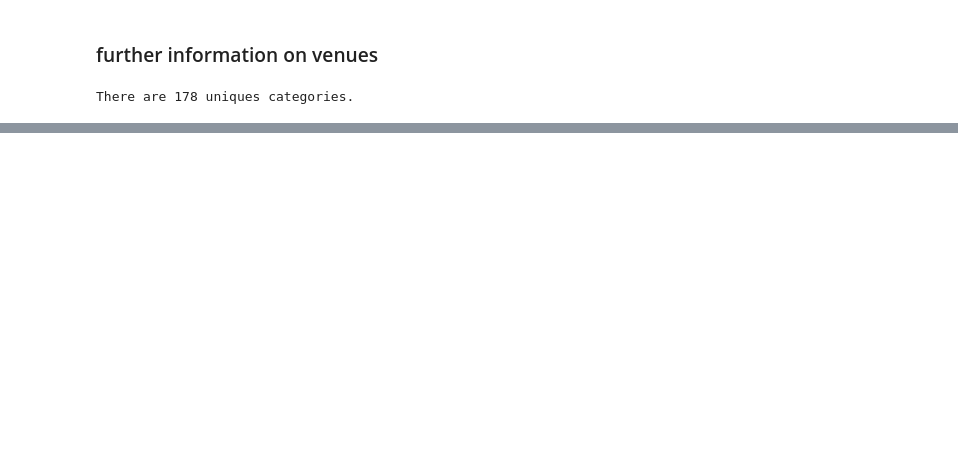
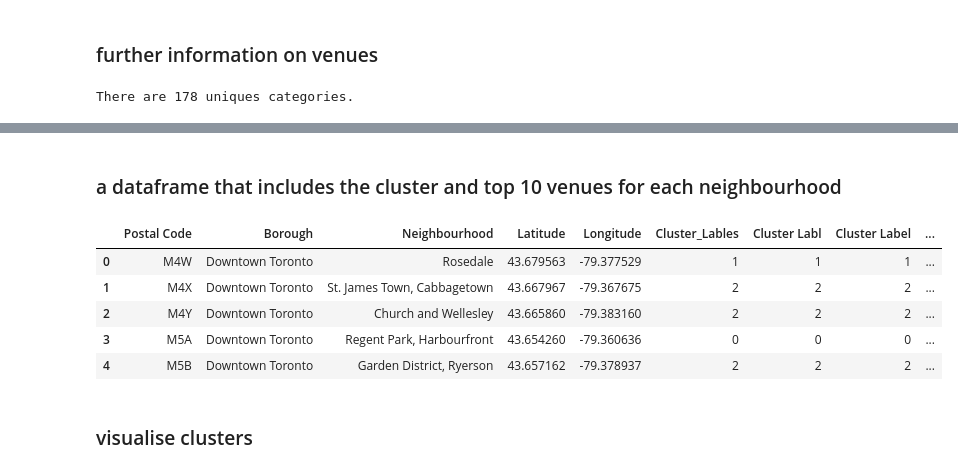
Before and after one commit to chiradeep05/github-example, a Jupyter notebook: Neighbourhoods.ipynb, the cells around one changed output, grey strips where cells are left out. Saved outputs shown, nothing was run; the diff lists cells and outputs as text; code cells hidden in the pictures; blank space fills up the shorter version.

```diff
--- a/Neighbourhoods.ipynb
+++ b/Neighbourhoods.ipynb
@@ -281,0 +427,13 @@ There are 178 uniques categories.
+# %% [markdown]
+### a dataframe that includes the cluster and top 10 venues for each neighbourhood
+# %%
+toronto_merged.head()
+# %% [output]
+|  | Postal Code | Borough | Neighbourhood | Latitude | Longitude | Cluster_Lables | Cluster Labl | Cluster Label | ... |
+| 0 | M4W | Downtown Toronto | Rosedale | 43.679563 | -79.377529 | 1 | 1 | 1 | ... |
+| 1 | M4X | Downtown Toronto | St. James Town, Cabbagetown | 43.667967 | -79.367675 | 2 | 2 | 2 | ... |
+| 2 | M4Y | Downtown Toronto | Church and Wellesley | 43.665860 | -79.383160 | 2 | 2 | 2 | ... |
+| 3 | M5A | Downtown Toronto | Regent Park, Harbourfront | 43.654260 | -79.360636 | 0 | 0 | 0 | ... |
+| 4 | M5B | Downtown Toronto | Garden District, Ryerson | 43.657162 | -79.378937 | 2 | 2 | 2 | ... |
+# %% [markdown]
+### visualise clusters
```
Also changed, not shown: parts of 21 cells of this notebook.
